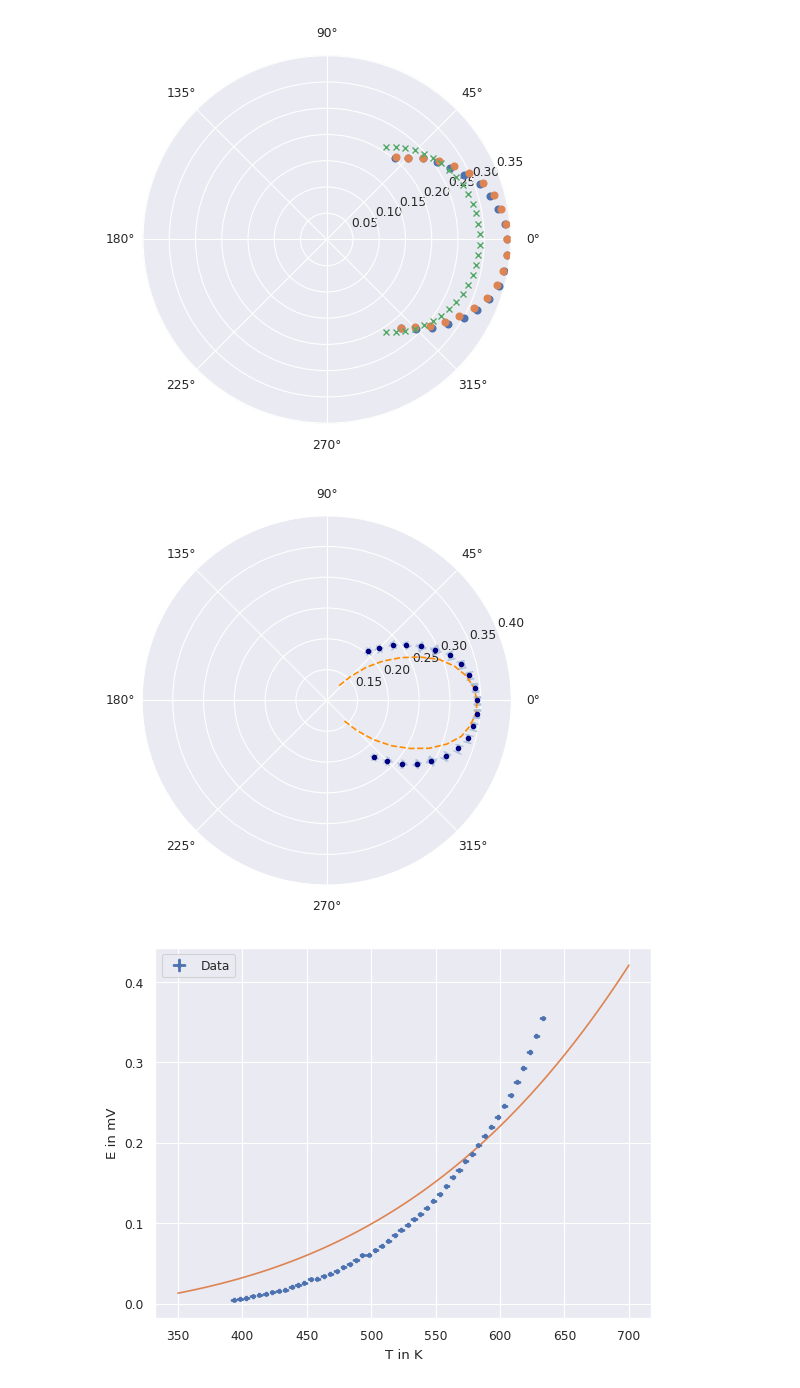
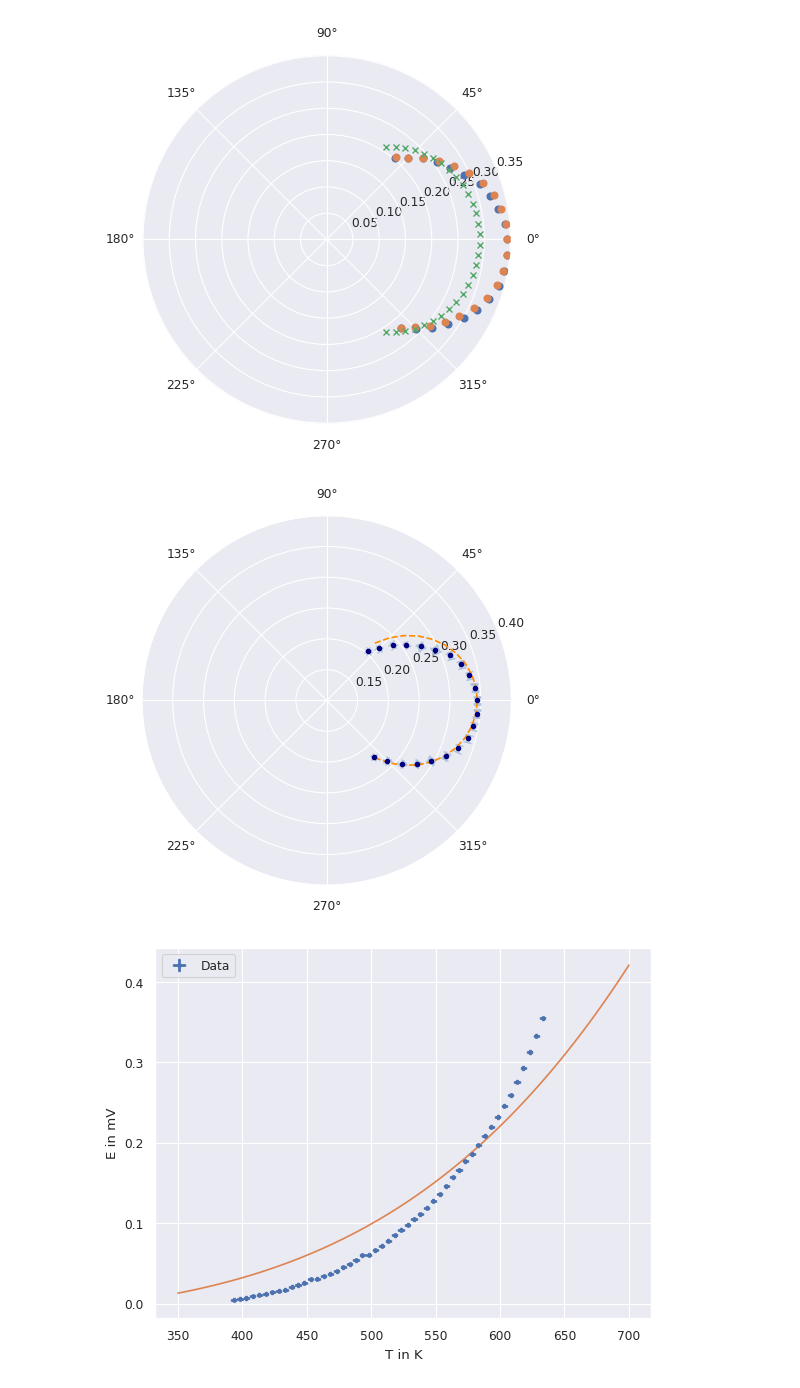
Before and after one commit to KemalOenen/Grundpraktikum2_Gruppe1_SS23, a Jupyter notebook: Versuch10/SchwarzerStrahler.ipynb, the cells around one changed output. Drawn from its saved outputs; the diff is of its cells as text; code cells hidden in the pictures.

```diff
--- a/Versuch10/SchwarzerStrahler.ipynb
+++ b/Versuch10/SchwarzerStrahler.ipynb
@@ -31,16 +31,16 @@ plt.show()
 # %%
 theta = df['Winkel'] * np.pi/180
 e_theta = np.sqrt(2) * np.pi/180
 r = (df['Spannung 1'] + df['Spannung 2'])/2
 e_r = abs(df['Spannung 1'] - r)
 
 plt.axes(projection='polar')
 plt.errorbar(theta, r, xerr= e_theta, yerr=e_r, markersize=6, fmt=".",color="navy", ecolor="lightsteelblue", elinewidth=2, capsize=3, label="Datapoints")
-plt.plot(theta, r*np.cos(theta), color = 'darkorange', ls = '--')
+plt.plot(theta, r.max()*np.cos(theta), color = 'darkorange', ls = '--')
 plt.ylim((0.1, 0.4))
 plt.show()
 # %% [output]
-[figure, old version]
+[figure, new version]
 # %%
 df=pd.read_csv("EmittiereteStrahlung.csv")
 temp=[]
```
Also changed, not shown: parts of 2 cells of this notebook, 4 other files.
